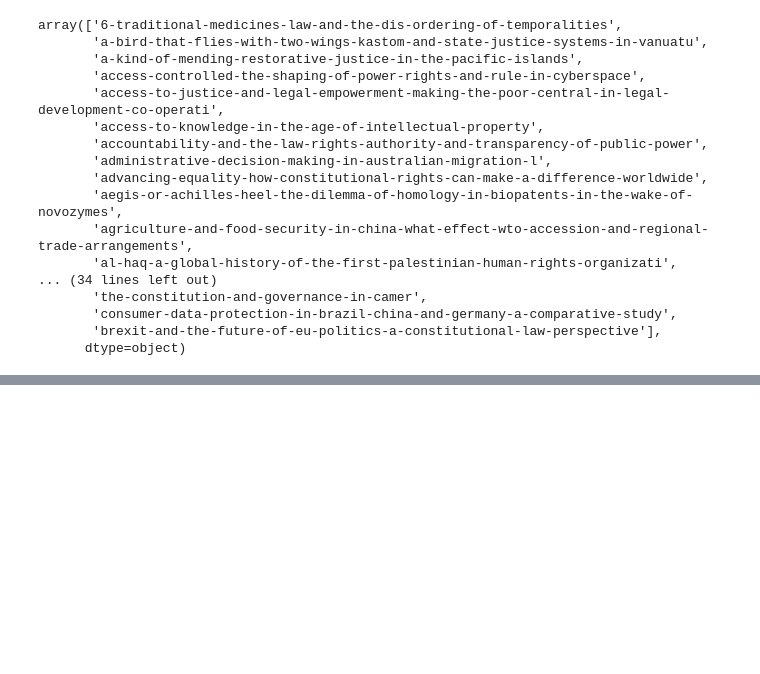
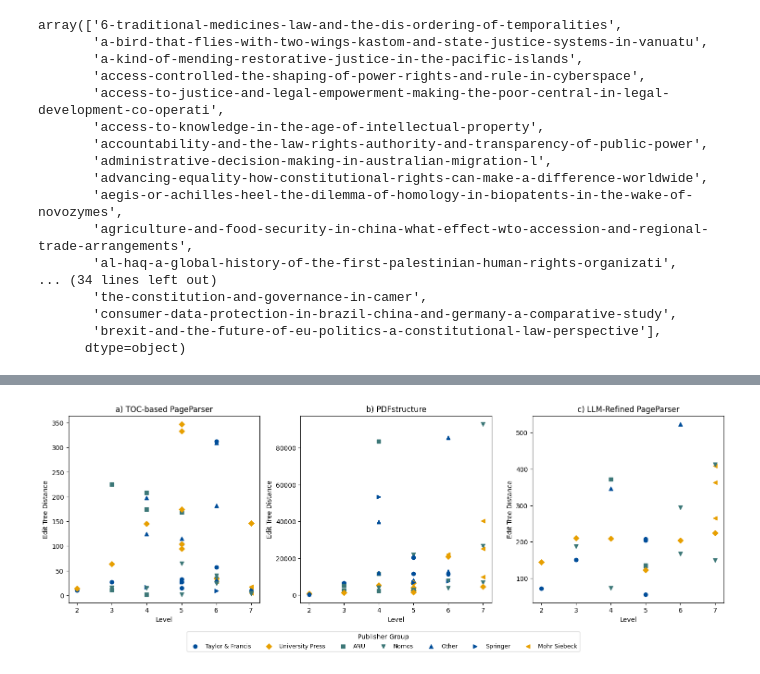
Before and after one commit to anybass/HiPS, a Jupyter notebook: evaluate_toc.ipynb, the cells around one changed output, grey strips where cells are left out. Drawn from its saved outputs; the diff is of its cells as text; code cells hidden in the pictures; blank space fills up the shorter version.

Commit message:
update LLM-based code

```diff
--- a/evaluate_toc.ipynb
+++ b/evaluate_toc.ipynb
@@ -940,0 +1333,88 @@ plt.show()
+# %%
+import matplotlib.pyplot as plt
+# Define markers and colors for each publisher group
+markers = ['o', 's', 'D', '^', 'v', '<', '>', 'p', '*', 'h']
+colors = ['#004d99', '#3c7777', '#e79f00']  # Define unique colors for each publisher group
+# Convert publishers to a list
+publishers = list(pub_df['Publisher Group'].unique())
+
+# Determine the common y-axis limits with a margin
+all_values_toc = [value for level_data in etd_by_level.values() for file, value in level_data]
+all_values_ps = [value for level_data in etd_ps_by_level.values() for file, value in level_data]
+all_values_llm = [value for level_data in llmetd_by_level.values() for file, value in level_data]
+
+custom_y_min, custom_y_max= min(all_values_toc), max(all_values_toc)
+y_margin = (custom_y_max - custom_y_min) * 0.05  # 5% margin
+custom_y_min -= y_margin
+custom_y_max += y_margin
+
+y_min, y_max = min(all_values_ps), max(all_values_ps)
+y_margin = (y_max - y_min) * 0.05  # 5% margin
+y_min -= y_margin
+y_max += y_margin
+
+llmcustom_y_min, llmcustom_y_max= min(all_values_llm), max(all_values_llm)
+y_margin = (llmcustom_y_max - llmcustom_y_min) * 0.05  # 5% margin
+llmcustom_y_min -= y_margin
+llmcustom_y_max += y_margin
+
+# Define figure with 3 side-by-side subplots
+fig, (ax1, ax2, ax3) = plt.subplots(1, 3, figsize=(15, 5))  # Reduced width and height
+
+# Plot data for TOC-based PageParser
+for level, level_data in etd_by_level.items():
+    for file, value in level_data:
+        publisher = file_to_publisher[file]
+        marker = markers[publishers.index(publisher) % len(markers)]
+        color = colors[publishers.index(publisher) % len(colors)]
+        ax1.scatter(int(level), value, color=color, marker=marker, label=publisher)
+
+ax1.set_title('a) TOC-based PageParser')
+ax1.set_xlabel('Level')
+ax1.set_ylabel('Edit Tree Distance')
+ax1.set_ylim(custom_y_min, custom_y_max)
+
+# Plot data for PDFstructure
+for level, level_data in etd_ps_by_level.items():
+    for file, value in level_data:
+        publisher = file_to_publisher[file]
+        marker = markers[publishers.index(publisher) % len(markers)]
+        color = colors[publishers.index(publisher) % len(colors)]
+        ax2.scatter(int(level), value, color=color, marker=marker, label=publisher)
+
+ax2.set_title('b) PDFstructure')
+ax2.set_xlabel('Level')
+ax2.set_ylabel('Edit Tree Distance')
+ax2.set_ylim(y_min, y_max)
+
+# Plot data for LLM-Refined PageParser
+for level, level_data in llmetd_by_level.items():  # Assuming new dataset
+    for file, value in level_data:
+        publisher = file_to_publisher[file]
+        marker = markers[publishers.index(publisher) % len(markers)]
+        color = colors[publishers.index(publisher) % len(colors)]
+        ax3.scatter(int(level), value, color=color, marker=marker, label=publisher)
+
+ax3.set_title('c) LLM-Refined PageParser')
+ax3.set_xlabel('Level')
+ax3.set_ylabel('Edit Tree Distance')
+ax3.set_ylim(llmcustom_y_min, llmcustom_y_max)
+
+# Create a single legend for all plots
+handles, labels = ax1.get_legend_handles_labels()
+unique_labels = []
+unique_handles = []
+for handle, label in zip(handles, labels):
+    if label not in unique_labels:
+        unique_labels.append(label)
+        unique_handles.append(handle)
+
+# Adjust legend position to reduce empty space
+fig.legend(unique_handles, unique_labels, title='Publisher Group', loc='center', bbox_to_anchor=(0.5, -0.05), ncol=7, fontsize=9)
+
+# Adjust layout for better spacing
+plt.tight_layout(rect=[0, 0, 1, 1])  # Allow full width usage
+plt.savefig("./etd_results.pdf", format="pdf", bbox_inches="tight")
+plt.show()
+# %% [output]
+[figure, added]
```
Also changed, not shown: parts of 17 cells of this notebook, 3 other files.
